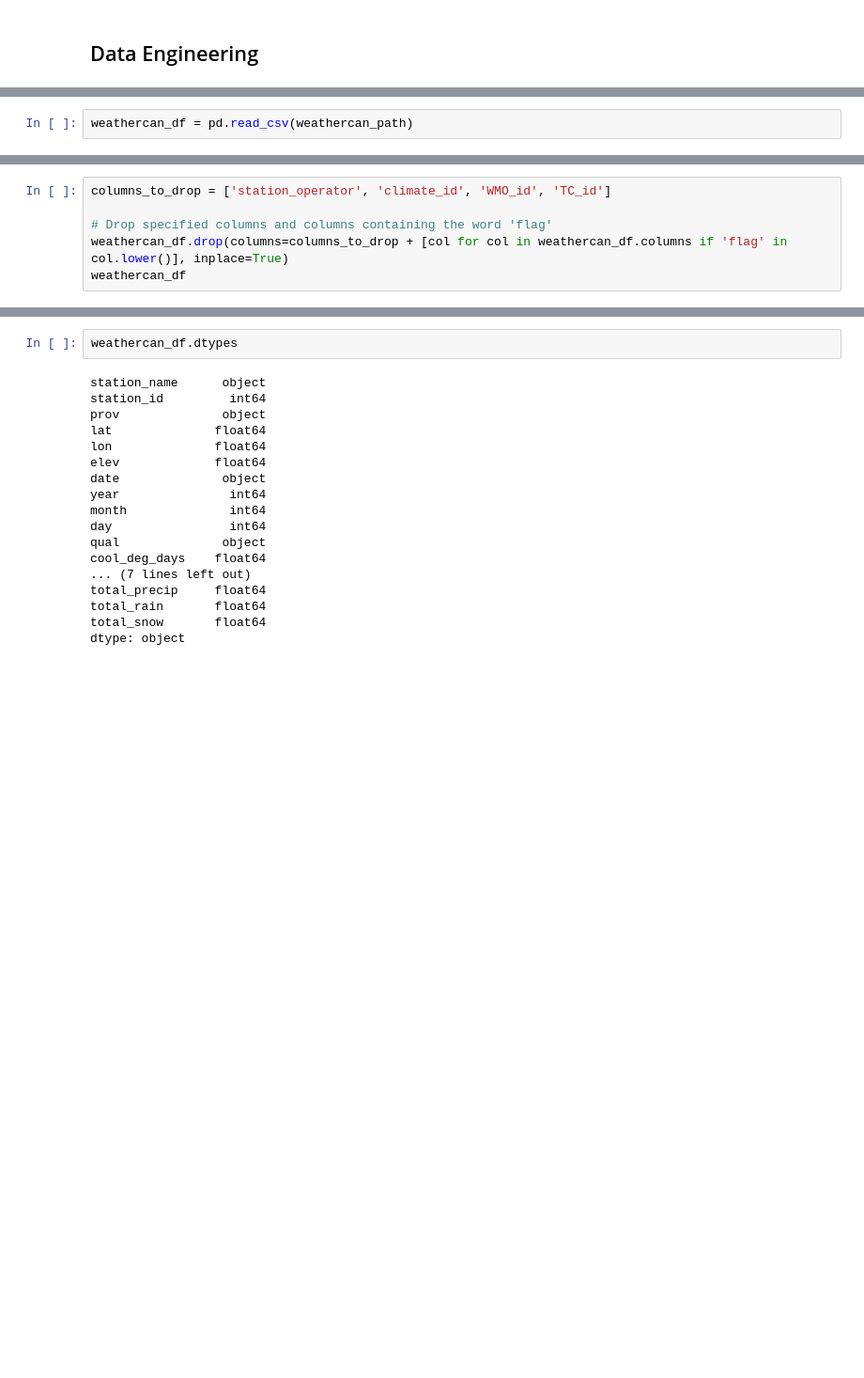
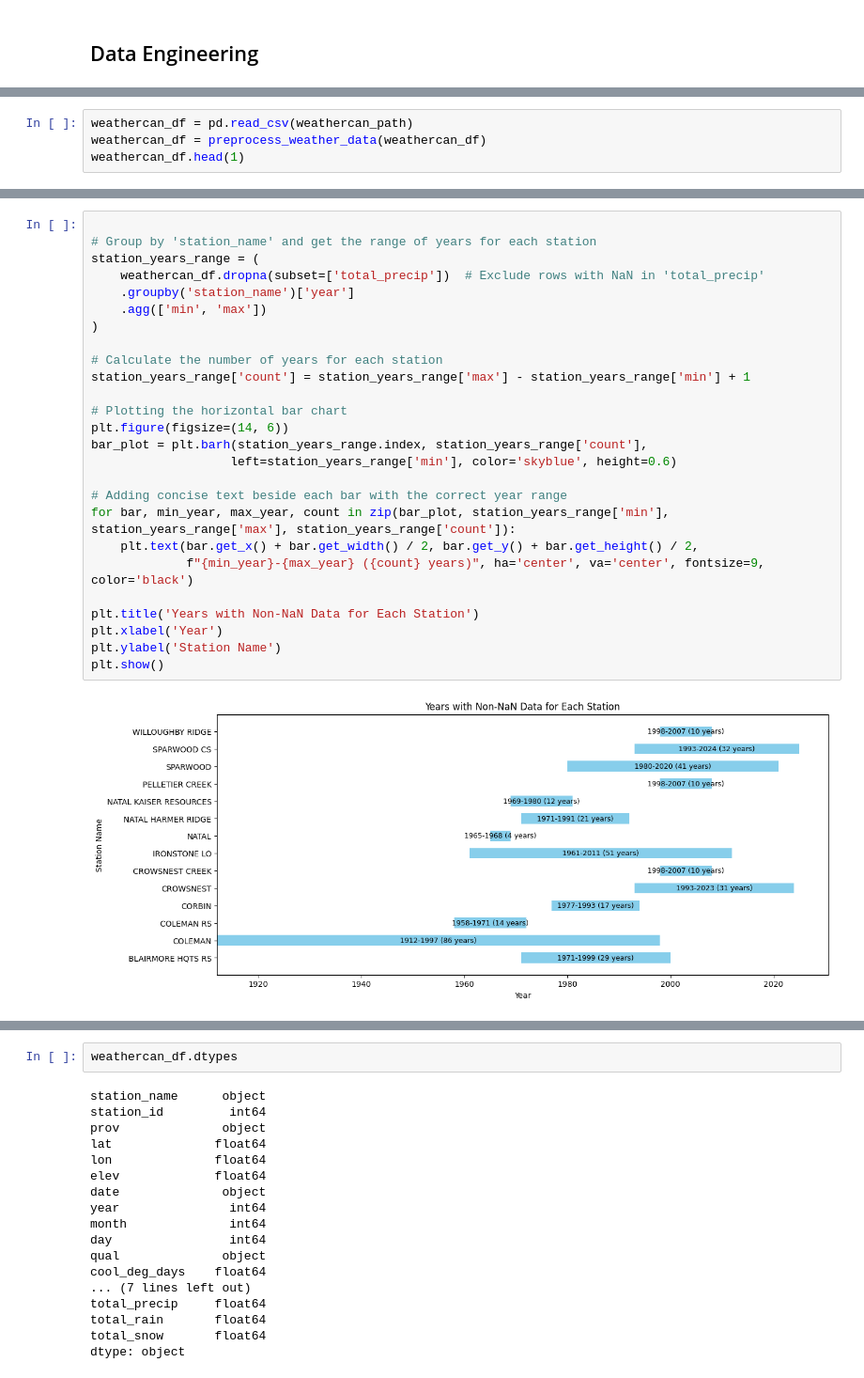
Before and after one commit to moniquebeaulieu/TM_PHES, a Jupyter notebook: EDA.ipynb, the cells around one changed output, grey strips where cells are left out. Shown at 94% size. Drawn from its saved outputs; the diff is of its cells as text; blank space fills up the shorter version.

```diff
--- a/EDA.ipynb
+++ b/EDA.ipynb
@@ -28,2 +78,4 @@ from datetime import datetime, timedelta
 # %%
 weathercan_df = pd.read_csv(weathercan_path)
+weathercan_df = preprocess_weather_data(weathercan_df)
+weathercan_df.head(1)
@@ -30,6 +85,0 @@ weathercan_df = pd.read_csv(weathercan_path)
-# %%
-columns_to_drop = ['station_operator', 'climate_id', 'WMO_id', 'TC_id']
-
-# Drop specified columns and columns containing the word 'flag'
-weathercan_df.drop(columns=columns_to_drop + [col for col in weathercan_df.columns if 'flag' in col.lower()], inplace=True)
-weathercan_df
@@ -49,0 +183,28 @@ weathercan_df
+# %%
+
+# Group by 'station_name' and get the range of years for each station
+station_years_range = (
+    weathercan_df.dropna(subset=['total_precip'])  # Exclude rows with NaN in 'total_precip'
+    .groupby('station_name')['year']
+    .agg(['min', 'max'])
+)
+
+# Calculate the number of years for each station
+station_years_range['count'] = station_years_range['max'] - station_years_range['min'] + 1
+
+# Plotting the horizontal bar chart
+plt.figure(figsize=(14, 6))
+bar_plot = plt.barh(station_years_range.index, station_years_range['count'],
+                   left=station_years_range['min'], color='skyblue', height=0.6)
+
+# Adding concise text beside each bar with the correct year range
+for bar, min_year, max_year, count in zip(bar_plot, station_years_range['min'], station_years_range['max'], station_years_range['count']):
+    plt.text(bar.get_x() + bar.get_width() / 2, bar.get_y() + bar.get_height() / 2,
+             f"{min_year}-{max_year} ({count} years)", ha='center', va='center', fontsize=9, color='black')
+
+plt.title('Years with Non-NaN Data for Each Station')
+plt.xlabel('Year')
+plt.ylabel('Station Name')
+plt.show()
+# %% [output]
+[figure, added]
```
Also changed, not shown: parts of 40 cells of this notebook.
